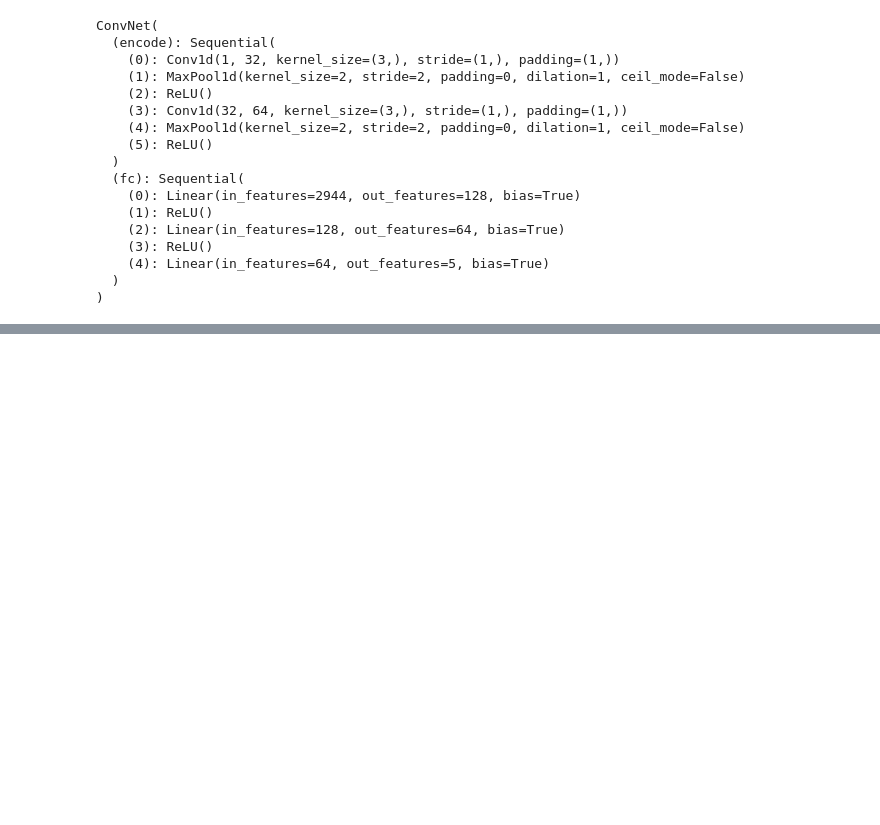
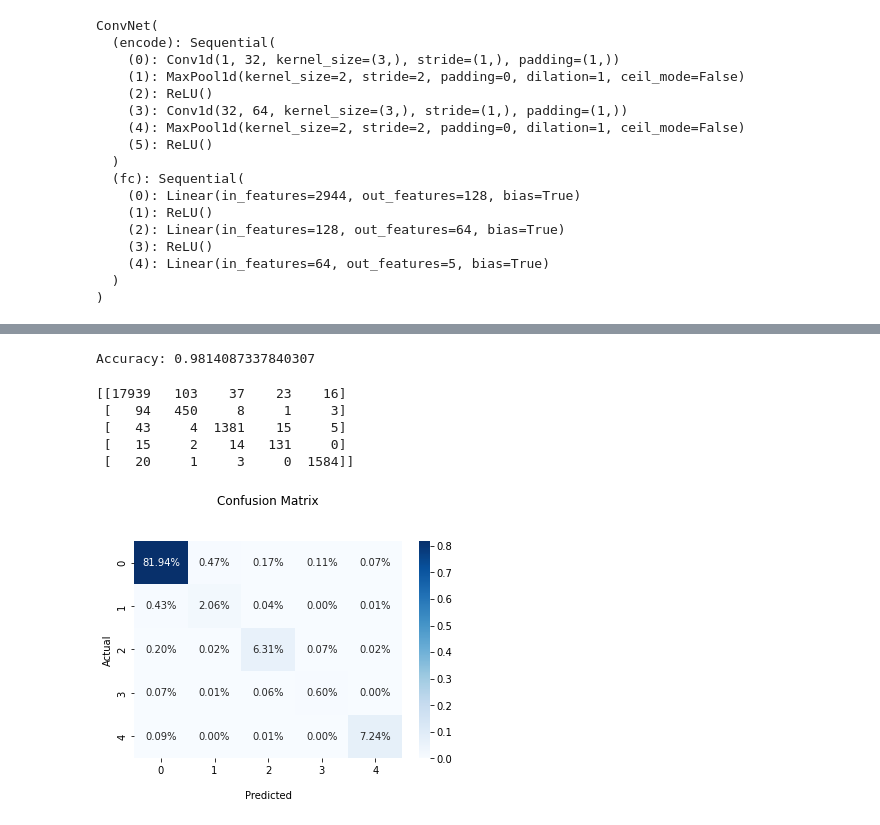
Before and after one commit to trungv28/mlmed2024, a Jupyter notebook: ecg.ipynb, the cells around one changed output, grey strips where cells are left out. Cells and saved outputs as stored; diff of their text form; code cells hidden in the pictures; blank space fills up the shorter version.

```diff
--- a/ecg.ipynb
+++ b/ecg.ipynb
@@ -206,0 +220,57 @@ KeyboardInterrupt:
+# %%
+device = torch.device('cuda' if torch.cuda.is_available() else 'cpu')
+model = ConvNet()
+model.load_state_dict(torch.load('last_ckpt.pt', map_location = device))
+model.eval()
+y_pred = []
+with torch.no_grad():
+    correct = 0
+    for X, y in tqdm(test_loader, desc = 'Validating'):
+        X = X.to(device).unsqueeze(1).float()
+        y = y.to(device).float()
+        with torch.no_grad():
+            out = model(X)
+            pred_label = torch.argmax(out, dim = 1)
+            y_pred.extend(pred_label.tolist())
+            correct += torch.sum(pred_label == y).item()
+    acc = correct / len(test_dataset)
+    # if acc > max_acc:
+        # torch.save(net.state_dict(), os.path.join(save_path, "best_ckpt.pt"))
+    print(f'Accuracy: {acc}')
+# %% [output]
+Accuracy: 0.9814087337840307
+# %%
+y_test = list(map(int, test_df[187].tolist()))
+# %%
+from sklearn.metrics import confusion_matrix
+
+#Generate the confusion matrix
+cf_matrix = confusion_matrix(y_test, y_pred)
+
+print(cf_matrix)
+# %% [output]
+[[17939   103    37    23    16]
+ [   94   450     8     1     3]
+ [   43     4  1381    15     5]
+ [   15     2    14   131     0]
+ [   20     1     3     0  1584]]
+# %%
+import seaborn as sns
+import matplotlib.pyplot as plt
+
+ax = sns.heatmap(cf_matrix/np.sum(cf_matrix), annot=True,
+            fmt='.2%', cmap='Blues')
+
+
+ax.set_title('Confusion Matrix\n\n');
+ax.set_xlabel('\nPredicted')
+ax.set_ylabel('Actual');
+
+## Ticket labels - List must be in alphabetical order
+ax.xaxis.set_ticklabels(list(range(5)))
+ax.yaxis.set_ticklabels(list(range(5)))
+
+## Display the visualization of the Confusion Matrix.
+plt.show()
+# %% [output]
+[figure, added]
```
Also changed, not shown: parts of 2 cells of this notebook, 2 other files.
